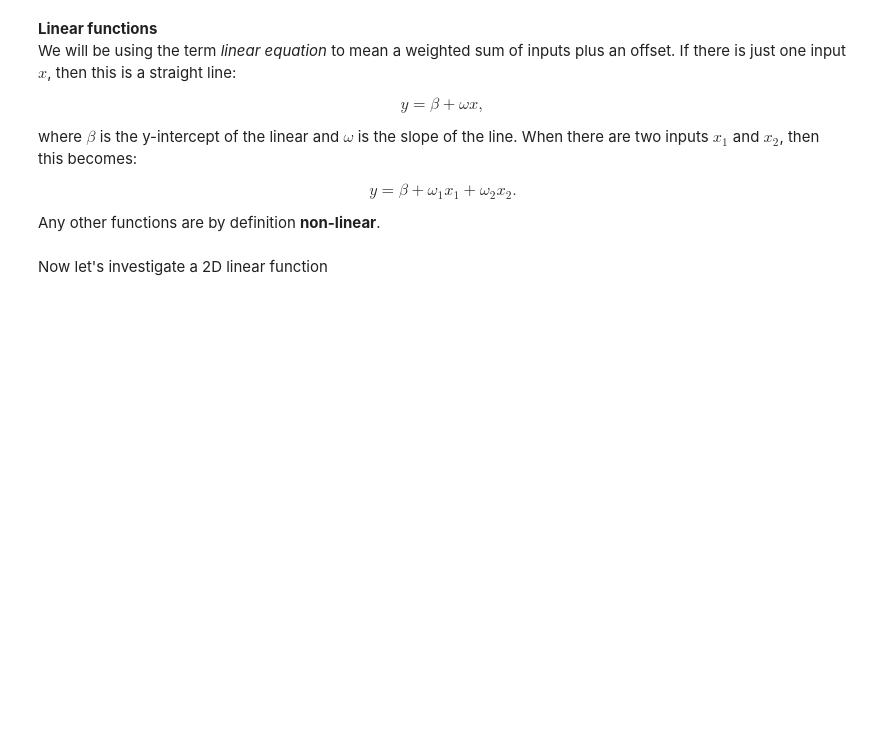
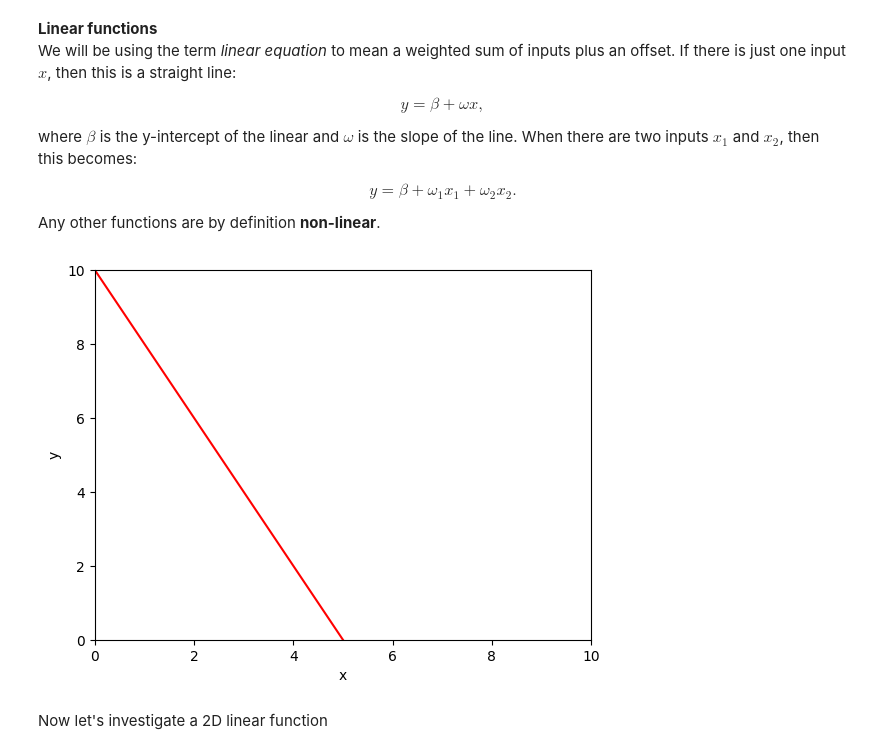
Before and after one commit to udlbook/udlbook, a Jupyter notebook: Notebooks/Chap01/1_1_BackgroundMathematics.ipynb, the cells around one changed output. Saved outputs shown, nothing was run; the diff lists cells and outputs as text; code cells hidden in the pictures; blank space fills up the shorter version.

```diff
--- a/Notebooks/Chap01/1_1_BackgroundMathematics.ipynb
+++ b/Notebooks/Chap01/1_1_BackgroundMathematics.ipynb
@@ -26,30 +28,33 @@ Any other functions are by definition **non-linear**.
 # Define a linear function with just one input, x
 def linear_function_1D(x,beta,omega):
   # TODO -- replace the code line below with formula for 1D linear equation
-  y = x
+  # y = x
+  y = omega * x + beta
 
   return y
 # %%
 # Plot the 1D linear function
 
 # Define an array of x values from 0 to 10 with increments of 0.01
 # https://numpy.org/doc/stable/reference/generated/numpy.arange.html
 x = np.arange(0.0,10.0, 0.01)
 # Compute y using the function you filled in above
-beta = 0.0; omega = 1.0
+beta = 10.0; omega = -2.0
 
 y = linear_function_1D(x,beta,omega)
 
 # Plot this function
 fig, ax = plt.subplots()
 ax.plot(x,y,'r-')
 ax.set_ylim([0,10]);ax.set_xlim([0,10])
 ax.set_xlabel('x'); ax.set_ylabel('y')
 plt.show()
 
 # TODO -- experiment with changing the values of beta and omega
 # to understand what they do.  Try to make a line
 # that crosses the y-axis at y=10 and the x-axis at x=5
+# %% [output]
+[figure, added]
 # %% [markdown]
 Now let's investigate a 2D linear function
 # %%
```
Also changed, not shown: parts of 11 cells of this notebook.
